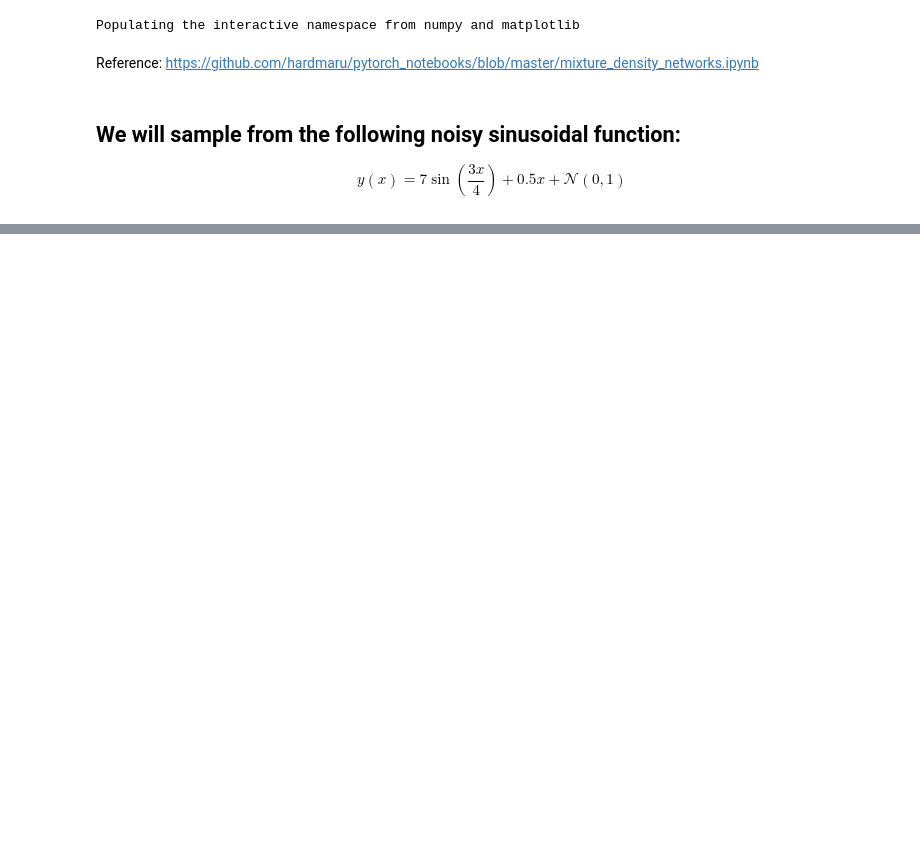
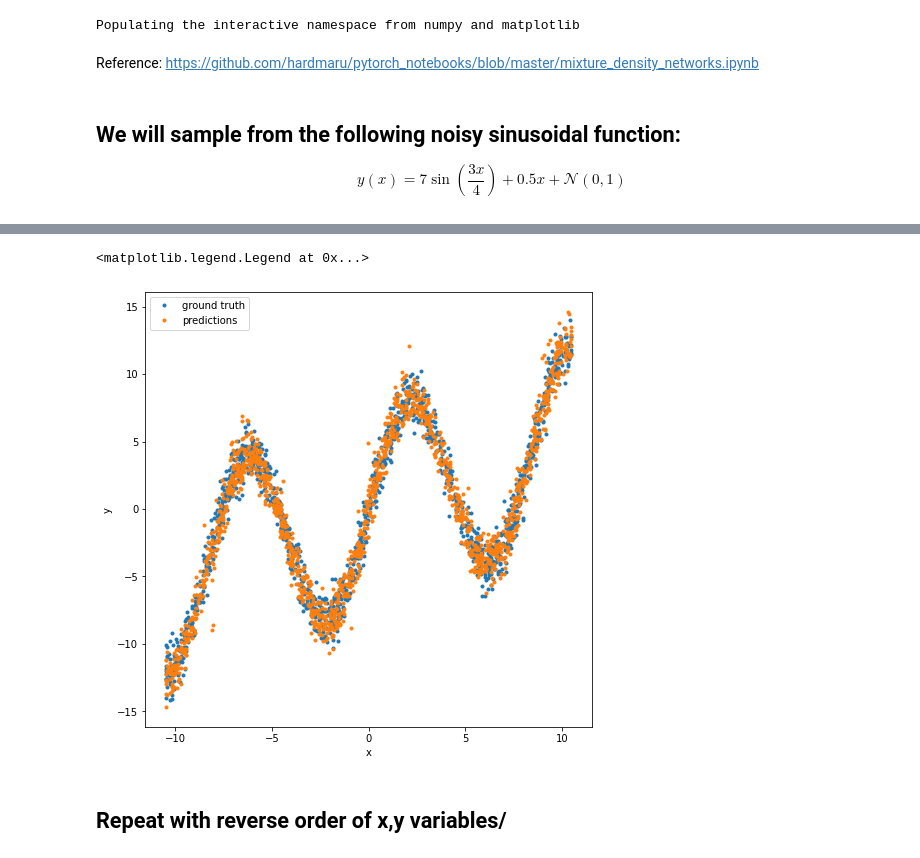
Before and after one commit to ICRAR/dl_workshop_2020, a Jupyter notebook: GMM_n_MDNs/Notebooks/MixDensNetwk_pytorch.ipynb, the cells around one changed output, grey strips where cells are left out. Cells and saved outputs as stored; diff of their text form; code cells hidden in the pictures; blank space fills up the shorter version.

```diff
--- a/GMM_n_MDNs/Notebooks/MixDensNetwk_pytorch.ipynb
+++ b/GMM_n_MDNs/Notebooks/MixDensNetwk_pytorch.ipynb
@@ -33,0 +89,2 @@ Text(0, 0.5, 'y')
+# %%
+device = torch.device('cuda') if torch.cuda.is_available() else torch.device('cpu')
@@ -33,0 +159,21 @@ Text(0, 0.5, 'y')
+# %%
+net.load_state_dict(torch.load('best_model.params'))
+net.eval() ;
+# %%
+x, y = generate_data(1500)
+xsample = torch.tensor(x).to(torch.float32).to(device)
+ysim = net.generate(xsample).detach().numpy()
+fig = figure(figsize=(8,8))
+ax = fig.add_subplot(1,1,1)
+
+ax.plot(x,y,'.',label='ground truth')
+ax.plot(x.squeeze(),ysim,'.',label='predictions')
+ax.set_xlabel('x')
+ax.set_ylabel('y')
+legend()
+#ax.set_aspect('equal')
+# %% [output]
+<matplotlib.legend.Legend at 0x...>
+[figure, added]
+# %% [markdown]
+## Repeat with reverse order of x,y variables/
```
Also changed, not shown: parts of 14 cells of this notebook.
